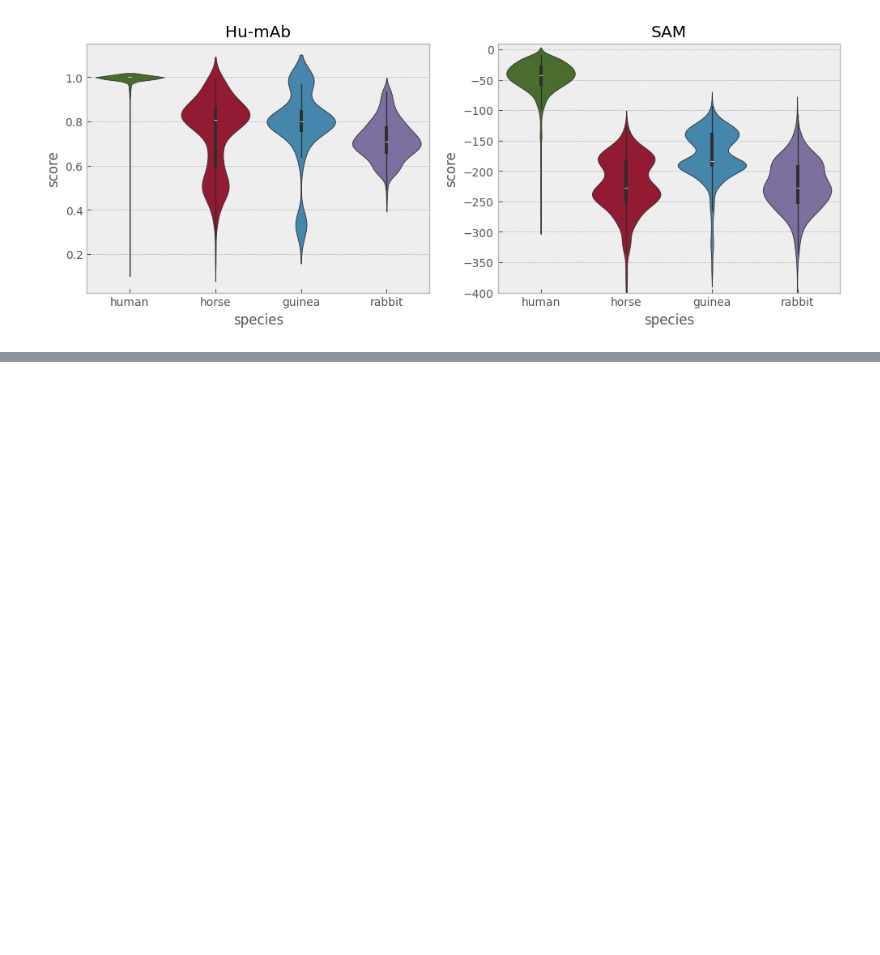
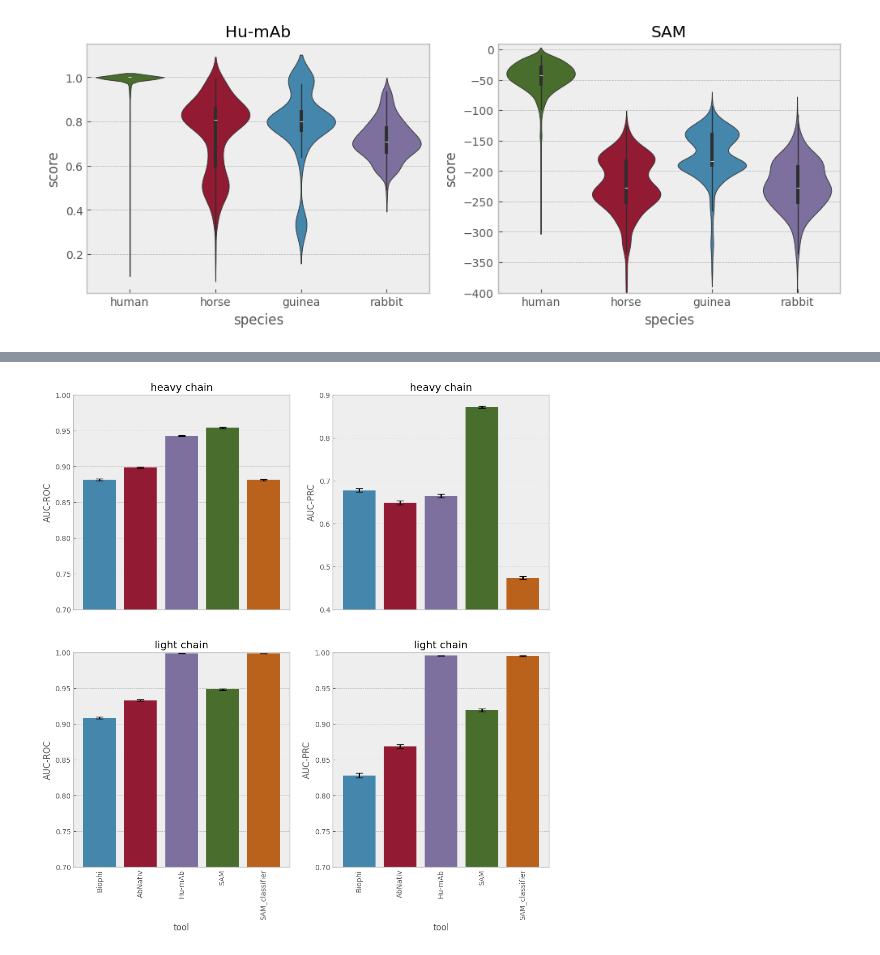
Before and after one commit to jlparkI/humanness_evaluation, a Jupyter notebook: notebooks/sequence_scoring/score_and_compare.ipynb, the cells around one changed output, grey strips where cells are left out. Cells and saved outputs as stored; diff of their text form; code cells hidden in the pictures; blank space fills up the shorter version.

```diff
--- a/notebooks/sequence_scoring/score_and_compare.ipynb
+++ b/notebooks/sequence_scoring/score_and_compare.ipynb
@@ -421,3 +423,37 @@ combined_df
 | 15 | progen | light | 0.651251 | 0.648266 | 0.654325 | 0.263415 | 0.260821 | 0.266354 |
 | 16 | ablstm | light | 0.620823 | 0.617953 | 0.623902 | 0.267279 | 0.264960 | 0.270002 |
 | 17 | antiberty | light | 0.612844 | 0.610059 | 0.615968 | 0.265649 | 0.263421 | 0.268137 |
+# %%
+fig, ((ax1, ax2), (ax3, ax4)) = plt.subplots(2,2, figsize=(12,12), sharex=True)
+axes = [ax1, ax2, ax3, ax4]
+plot_details = [("heavy", "AUC-ROC", ax1), ("heavy", "AUC-PRC", ax2),
+                ("light", "AUC-ROC", ax3), ("light", "AUC-PRC", ax4)]
+
+plt.style.use("bmh")
+
+for (chain, datatype, ax) in plot_details:
+    subset = combined_df[combined_df["chain"]==chain]
+    subset = subset[subset["tool"].isin(tools[:5])]
+    sns.barplot(x="tool", y=datatype, data=subset, hue="tool", ax=ax)
+
+    err = np.stack([subset[datatype].values - subset[f"{datatype}_LCB"].values,
+                    subset[f"{datatype}_UCB"].values - subset[datatype].values])
+    ax.errorbar(x=np.arange(5), y=subset[datatype].values,
+                 yerr=err, fmt="none", color="black", capsize=5)
+    ax.set_title(f"{chain} chain")
+
+    if chain == "light":
+        ax.set_ylim(0.7,1.0)
+    else:
+        if datatype == "AUC-PRC":
+            ax.set_ylim(0.4, 0.9)
+        else:
+            ax.set_ylim(0.7, 1.0)
+
+_ = ax3.set_xticks(np.arange(5), tools[:5], rotation=90)
+_ = ax4.set_xticks(np.arange(5), tools[:5], rotation=90)
+
+os.chdir(current_dir)
+plt.savefig("performance.png")
+# %% [output]
+[figure, added]
```
Also changed, not shown: parts of 4 cells of this notebook, 19 other files.
